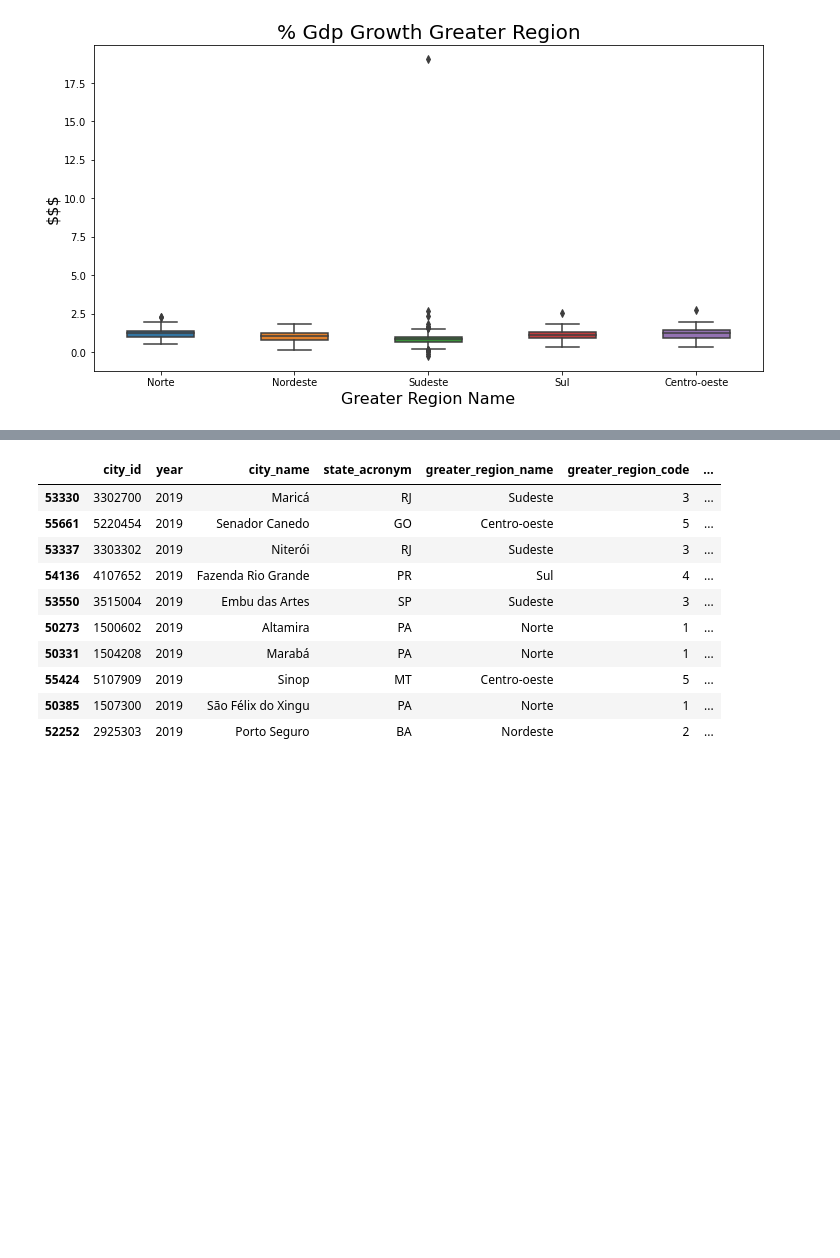
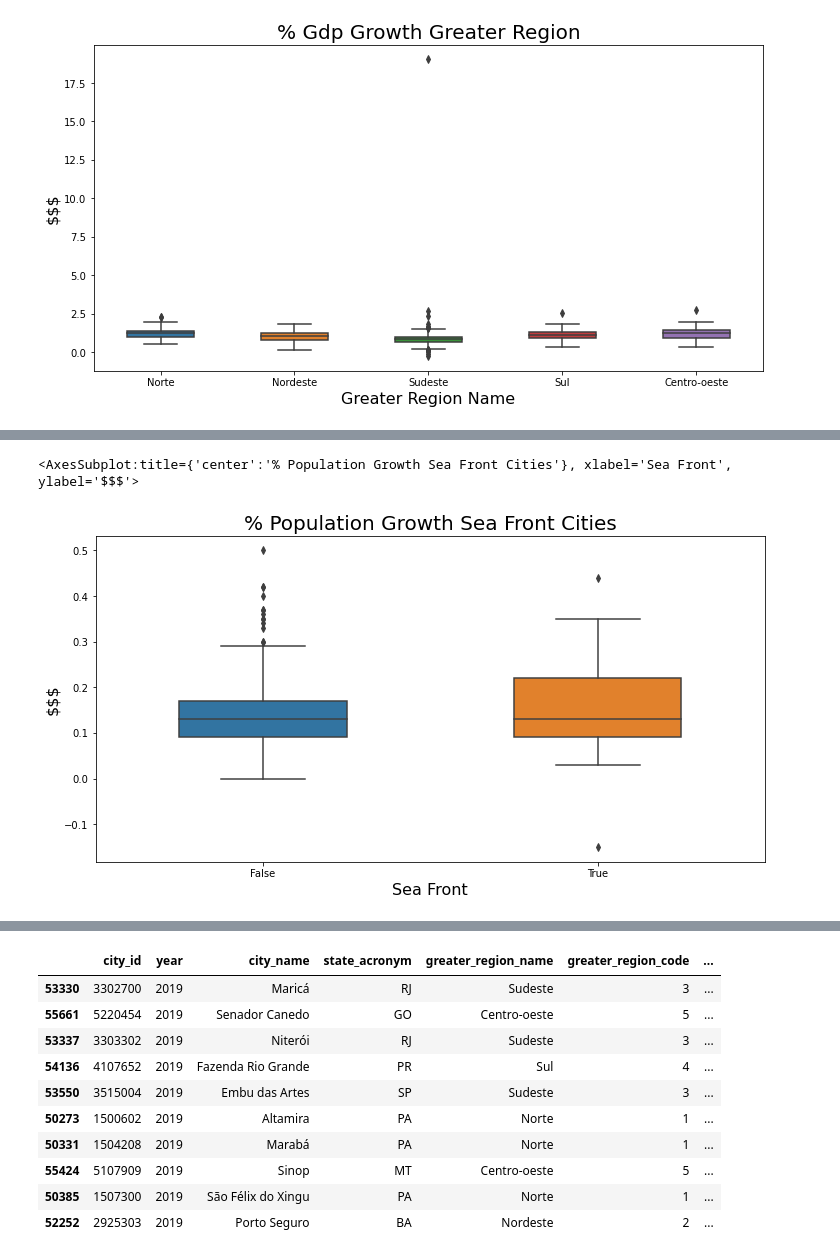
Before and after one commit to pliniocampinas/scrap-fiis-brs, a Jupyter notebook: notebooks/analise-cities.ipynb, the cells around one changed output, grey strips where cells are left out. Saved outputs shown, nothing was run; the diff lists cells and outputs as text; code cells hidden in the pictures; blank space fills up the shorter version.

```diff
--- a/notebooks/analise-cities.ipynb
+++ b/notebooks/analise-cities.ipynb
@@ -338,0 +359,10 @@ ax
+# %%
+ax = sns.boxplot(y='population_growth_percent', x='is_sea_front', data=dados_2019_100k_cities, orient='v', width=0.5)
+ax.figure.set_size_inches(12, 6)
+ax.set_title('% Population Growth Sea Front Cities', fontsize=20)
+ax.set_ylabel('$$$', fontsize=16)
+ax.set_xlabel('Sea Front', fontsize=16)
+ax
+# %% [output]
+<AxesSubplot:title={'center':'% Population Growth Sea Front Cities'}, xlabel='Sea Front', ylabel='$$$'>
+[figure, added]
```
Also changed, not shown: parts of 11 cells of this notebook.
